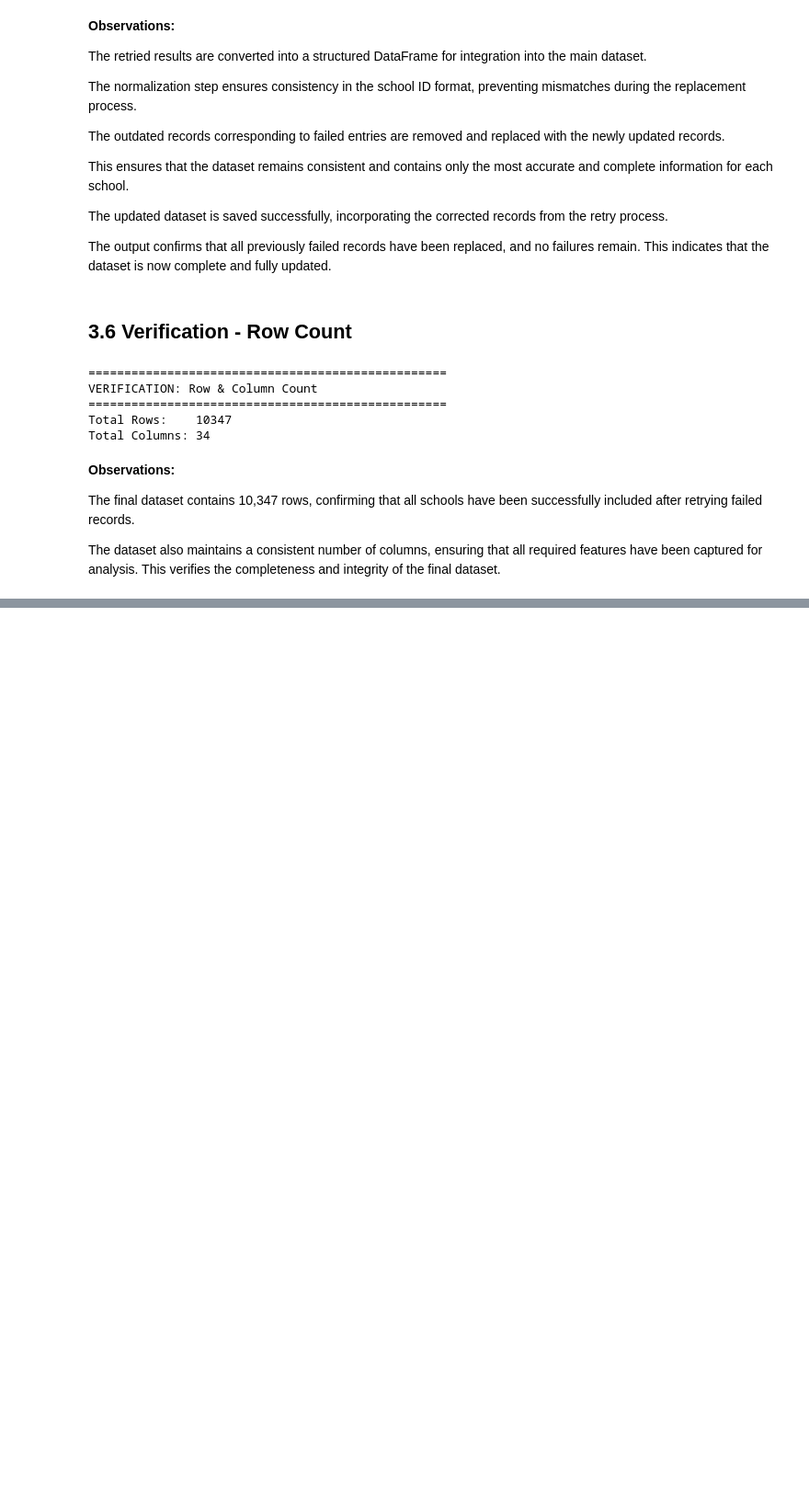
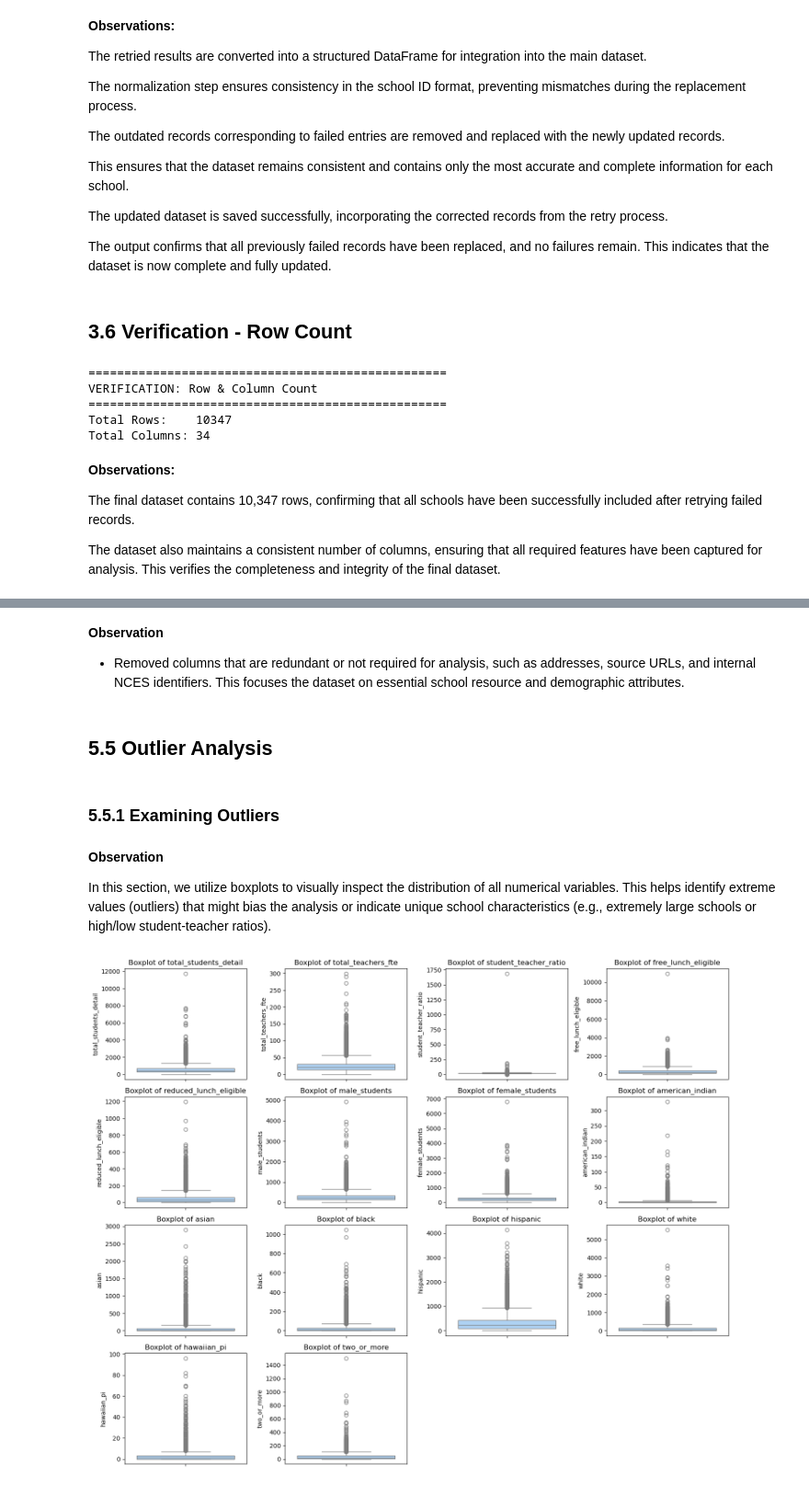
Before and after one commit to rodney-hong/eds-6340-project, a Jupyter notebook: Team 4_Midterm Project.ipynb, the cells around one changed output, grey strips where cells are left out. Shown at 92% size. Cells and saved outputs as stored; diff of their text form; code cells hidden in the pictures; blank space fills up the shorter version.

```diff
--- a/Team 4_Midterm Project.ipynb
+++ b/Team 4_Midterm Project.ipynb
@@ -962,0 +1155,10 @@ The dataset also maintains a consistent number of columns, ensuring that all req
+# %%
+numeric_cols = ['total_students_detail', 'total_teachers_fte', 'student_teacher_ratio', 'free_lunch_eligible',
+               'reduced_lunch_eligible', 'male_students', 'female_students', 'american_indian', 'asian', 'black', 'hispanic', 'white',
+               'hawaiian_pi', 'two_or_more']
+
+for col in numeric_cols:
+    # Remove commas and replace symbols with NaN
+    df[col] = (df[col].astype(str).str.replace(',', '').replace(['†', '‡', '–'], np.nan))
+    # Convert to numeric
+    df[col] = pd.to_numeric(df[col], errors='coerce')
@@ -962,0 +1169,5 @@ The dataset also maintains a consistent number of columns, ensuring that all req
+# %%
+categorical_cols = ['grades_listing', 'low_grade', 'high_grade']
+
+for col in categorical_cols:
+    df[col] = df[col].replace(['†', '‡', '–', 'â€'], np.nan)
@@ -962,0 +1196,3 @@ The dataset also maintains a consistent number of columns, ensuring that all req
+# %%
+df = df.drop_duplicates(subset='school_id')
+df.shape
@@ -962,0 +1207,30 @@ The dataset also maintains a consistent number of columns, ensuring that all req
+# %%
+df = df.drop(columns=['street_address', 'state', 'zip_code', 'phone', 'detail_href', 'source_url', 'nces_school_id', 'county_detail',
+                      'total_students_listing', 'low_grade', 'high_grade'])
+# %% [markdown]
+**Observation**
+
+- Removed columns that are redundant or not required for analysis, such as addresses, source URLs, and internal NCES identifiers. This focuses the dataset on essential school resource and demographic attributes.
+# %% [markdown]
+## 5.5 Outlier Analysis
+# %% [markdown]
+### 5.5.1 Examining Outliers
+# %% [markdown]
+**Observation**
+
+In this section, we utilize boxplots to visually inspect the distribution of all numerical variables. This helps identify extreme values (outliers) that might bias the analysis or indicate unique school characteristics (e.g., extremely large schools or high/low student-teacher ratios).
+# %%
+# Get all numerical columns present in the current dataframe
+numerical_cols = df.select_dtypes(include=[np.number]).columns.tolist()
+if 'school_id' in numerical_cols: numerical_cols.remove('school_id') # ID is not for outlier analysis
+
+# Visualize outliers using boxplots
+plt.figure(figsize=(15, 12))
+for i, col in enumerate(numerical_cols, 1):
+    plt.subplot(4, 4, i)
+    sns.boxplot(y=df[col], color='#A2D2FF') # A professional Arctic-adjacent color
+    plt.title(f'Boxplot of {col}')
+plt.tight_layout()
+plt.show()
+# %% [output]
+[figure, added]
```
Also changed, not shown: parts of 101 cells of this notebook.
